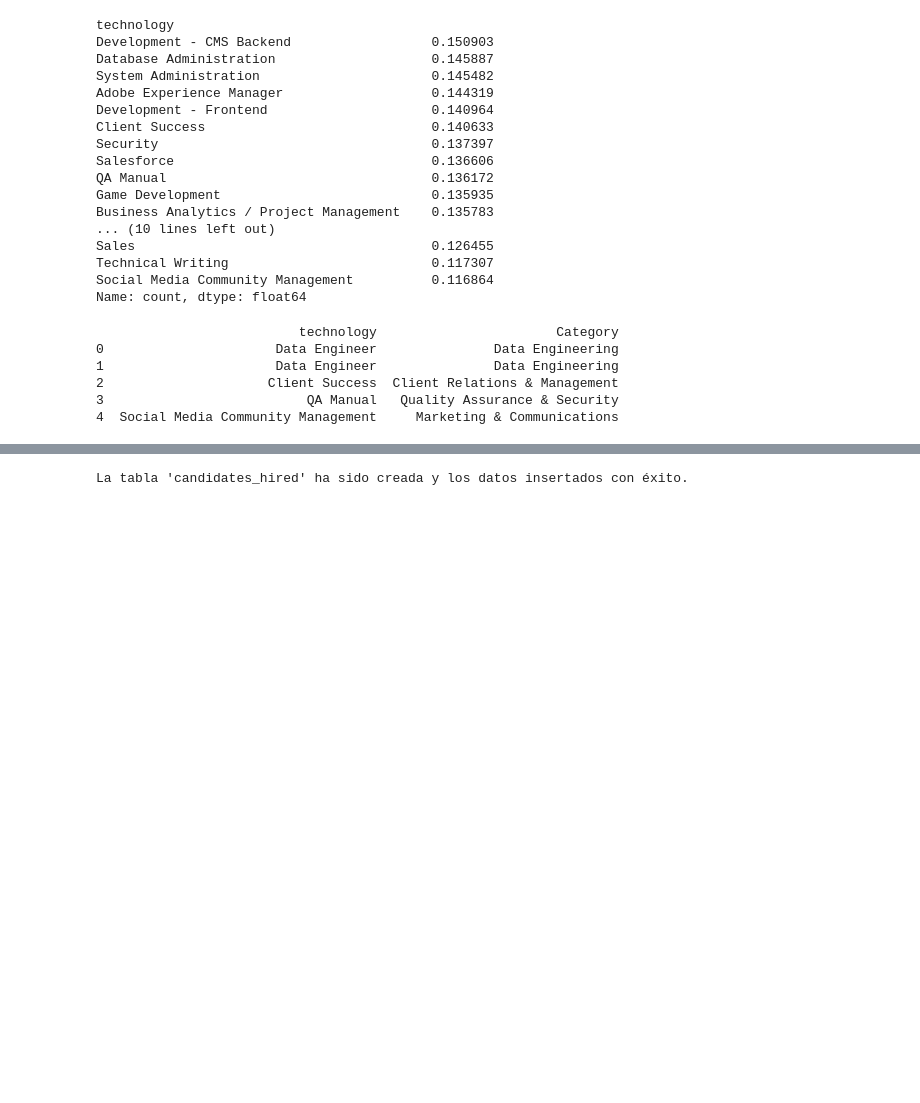
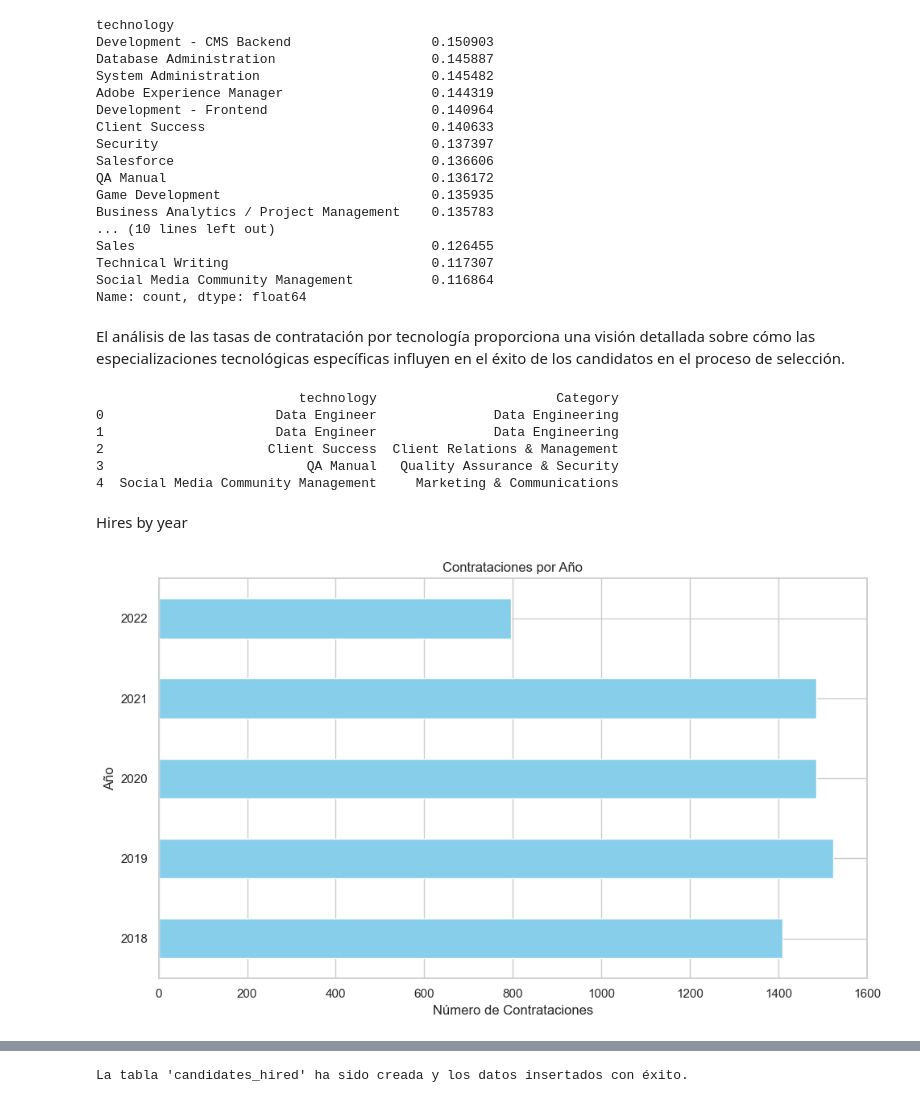
Before and after one commit to StevenVegaL/WORKSHOP-1-Navigating-the-Global-Talent-for-Strategic-Recruitment, a Jupyter notebook: Workshop 1.ipynb, the cells around one changed output, grey strips where cells are left out. Saved outputs shown, nothing was run; the diff lists cells and outputs as text; code cells hidden in the pictures; blank space fills up the shorter version.

```diff
--- a/Workshop 1.ipynb
+++ b/Workshop 1.ipynb
@@ -510,6 +510,8 @@ Sales                                      0.126455
 Technical Writing                          0.117307
 Social Media Community Management          0.116864
 Name: count, dtype: float64
+# %% [markdown]
+El análisis de las tasas de contratación por tecnología proporciona una visión detallada sobre cómo las especializaciones tecnológicas específicas influyen en el éxito de los candidatos en el proceso de selección.
 # %%
 # Mapeo de tecnologías a categorías
 technology_categories = {
@@ -551,3 +553,25 @@ print(candidatos[['technology', 'Category']].head())
 2                     Client Success  Client Relations & Management
 3                          QA Manual   Quality Assurance & Security
 4  Social Media Community Management     Marketing & Communications
+# %% [markdown]
+Hires by year
+# %%
+# Necesitamos asegurarnos de tener todas las librerías importadas después del reinicio del estado de ejecución
+import matplotlib.pyplot as plt
+
+# Extraer el año de la fecha de aplicación para todos los candidatos contratados
+candidatos['application_date'] = candidatos['application_date'].dt.year
+
+# Agrupar por año y estado de contratación ('Hired'), y contar el número de contrataciones
+hires_by_year = candidatos[candidatos['Hired'] == True].groupby('application_date').size()
+
+# Crear el gráfico de barras horizontal
+plt.figure(figsize=(10, 6))
+hires_by_year.plot(kind='barh', color='skyblue')
+plt.title('Contrataciones por Año')
+plt.xlabel('Número de Contrataciones')
+plt.ylabel('Año')
+plt.tight_layout()
+plt.show()
+# %% [output]
+[figure, added]
```
Also changed, not shown: parts of 12 cells of this notebook.
